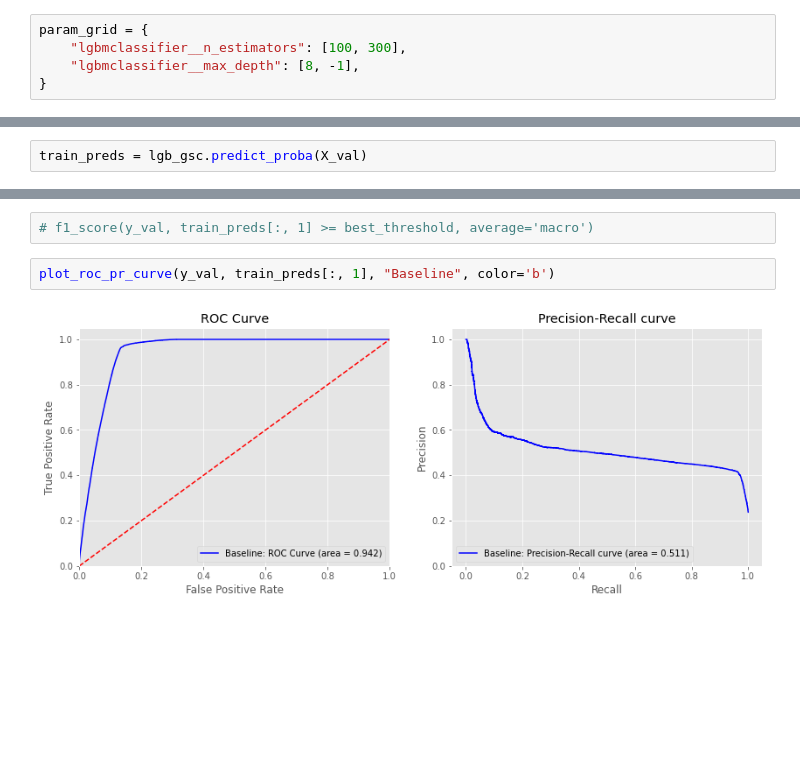
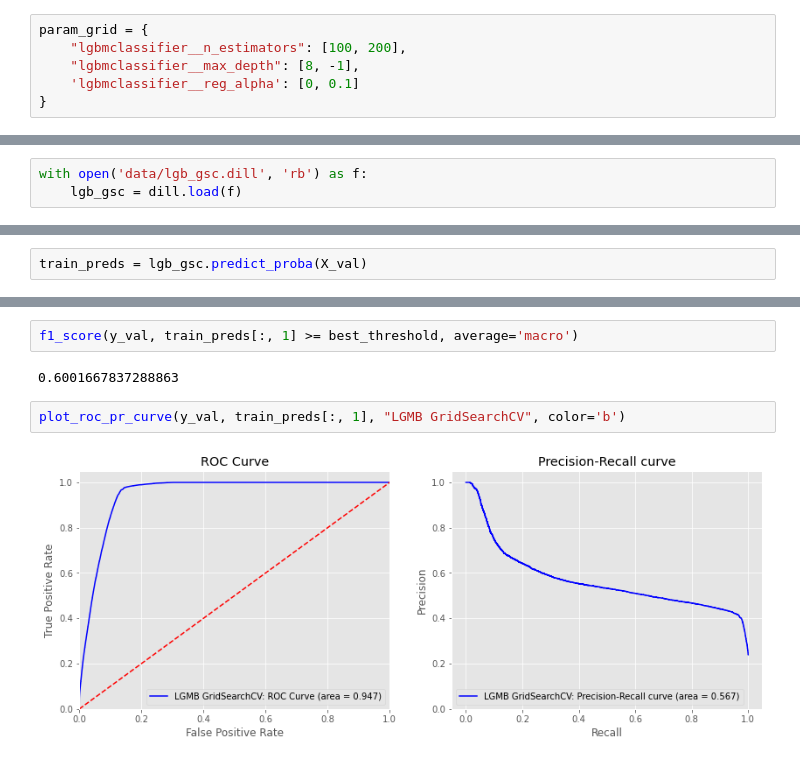
Before and after one commit to hildar/RecSys-Megafon, a Jupyter notebook: Train.ipynb, the cells around one changed output, grey strips where cells are left out. Cells and saved outputs as stored; diff of their text form; blank space fills up the shorter version.

```diff
--- a/Train.ipynb
+++ b/Train.ipynb
@@ -1195,8 +1195,9 @@ def run_grid_search(estimator, X, y, params_grid, cv, scoring='f1_macro'):
  'lgbmclassifier__subsample_freq']
 # %%
 param_grid = {
-    "lgbmclassifier__n_estimators": [100, 300],
+    "lgbmclassifier__n_estimators": [100, 200],
     "lgbmclassifier__max_depth": [8, -1],
+    'lgbmclassifier__reg_alpha': [0, 0.1]
 }
 # %%
 %%time
@@ -1224,6 +1225,9 @@ Save final pipeline
 # %%
 with open('data/lgb_gsc.dill', 'wb') as f:
     dill.dump(lgb_gsc, f)
+# %%
+with open('data/lgb_gsc.dill', 'rb') as f:
+    lgb_gsc = dill.load(f)
 # %% [markdown]
 #### Final check
 # %%
@@ -1255,6 +1263,8 @@ f1_score(y_val, train_preds[:, 1] >= best_threshold, average='macro')
 # %%
-# f1_score(y_val, train_preds[:, 1] >= best_threshold, average='macro')
+f1_score(y_val, train_preds[:, 1] >= best_threshold, average='macro')
+# %% [output]
+0.6001667837288863
 # %%
-plot_roc_pr_curve(y_val, train_preds[:, 1], "Baseline", color='b')
+plot_roc_pr_curve(y_val, train_preds[:, 1], "LGMB GridSearchCV", color='b')
 # %% [output]
-[figure, old version]
+[figure, new version]
```
Also changed, not shown: parts of 10 cells of this notebook.
